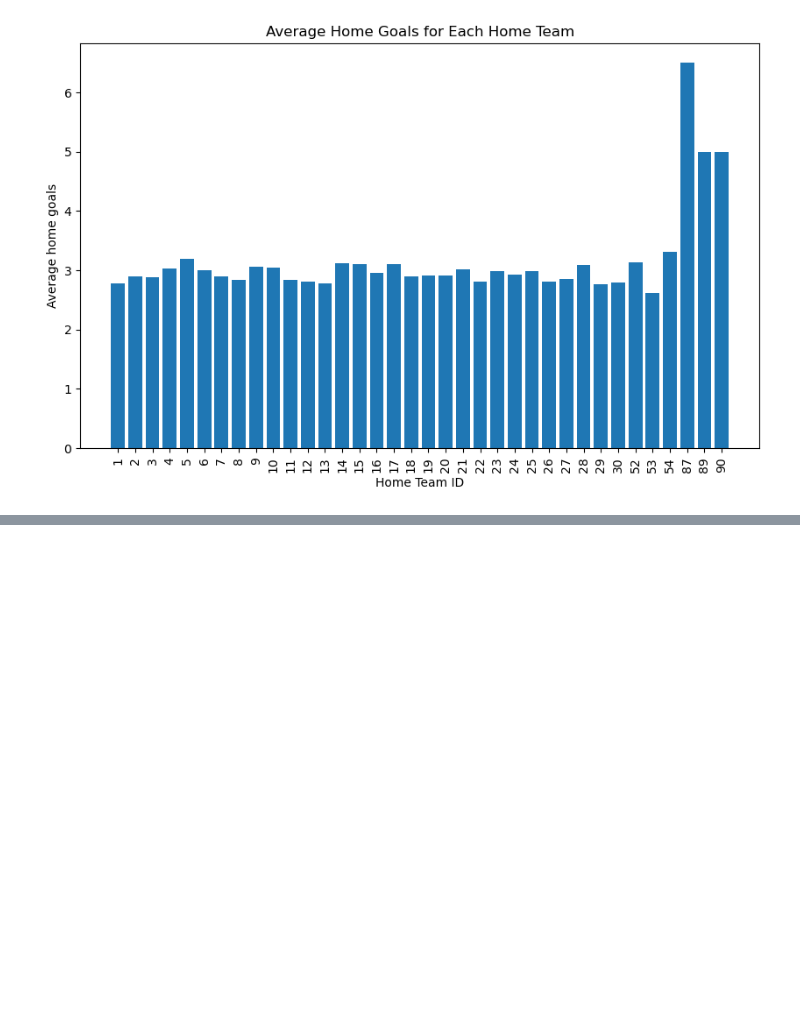
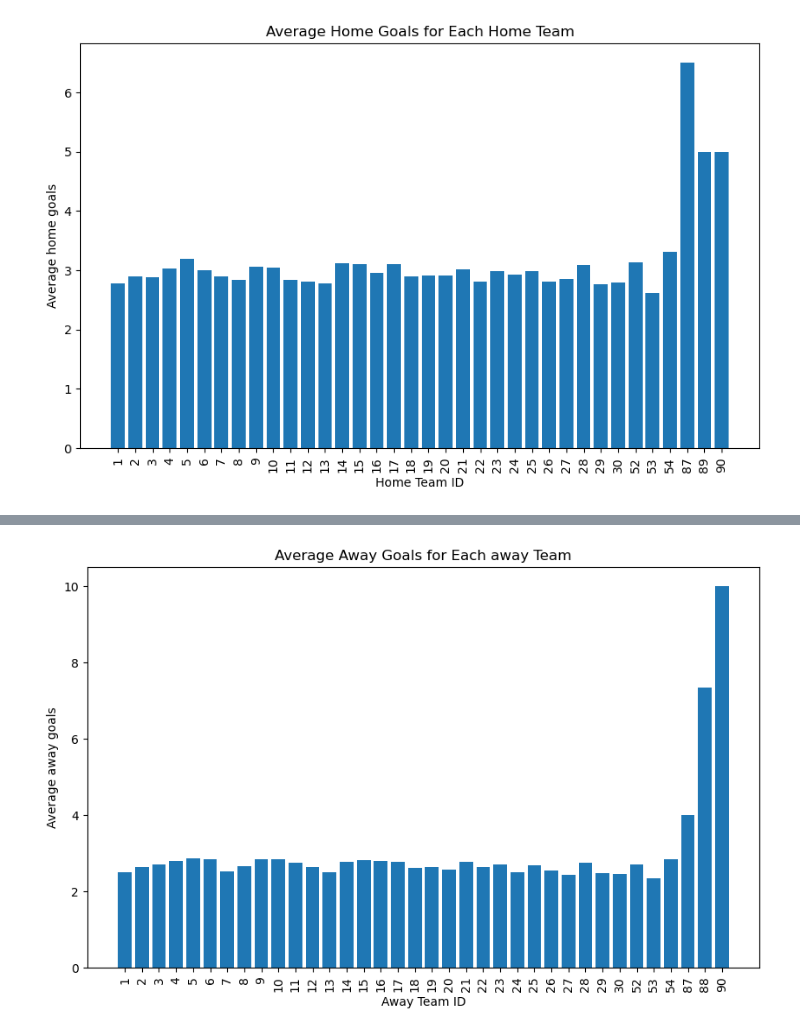
Before and after one commit to rosnibhanu/tech_project, a Jupyter notebook: tech_int.ipynb, the cells around one changed output, grey strips where cells are left out. Cells and saved outputs as stored; diff of their text form; code cells hidden in the pictures; blank space fills up the shorter version.

Commit message:
AWAY TEAMADDED

```diff
--- a/tech_int.ipynb
+++ b/tech_int.ipynb
@@ -368,3 +372,6 @@ plt.xticks(rotation=90)
 plt.show()
 # %% [output]
 [figure]
+# %%
+away_match=games_unique[['away_team_id','away_goals']]
+away_match
@@ -370,0 +392,4 @@ plt.show()
+# %%
+
+away_match= away_match.sort_values(by='away_team_id')
+away_match.head(50)
@@ -370,0 +414,5 @@ plt.show()
+# %%
+avg_away_goals= away_match.groupby('away_team_id')['away_goals'].mean()
+avg_away_goals_df=avg_away_goals.reset_index()
+avg_away_goals_df.columns=['away_team_id','average_away_goals']
+avg_away_goals_df
@@ -370,0 +437,11 @@ plt.show()
+# %%
+avg_away_goals_df['away_team_id']= avg_away_goals_df['away_team_id'].astype(str)
+plt.figure(figsize=(10,6))
+plt.bar(avg_away_goals_df['away_team_id'],avg_away_goals_df['average_away_goals'])
+plt.title('Average Away Goals for Each away Team')
+plt.xlabel('Away Team ID')
+plt.ylabel('Average away goals')
+plt.xticks(rotation=90)
+plt.show()
+# %% [output]
+[figure, added]
```
Also changed, not shown: parts of 4 cells of this notebook.
